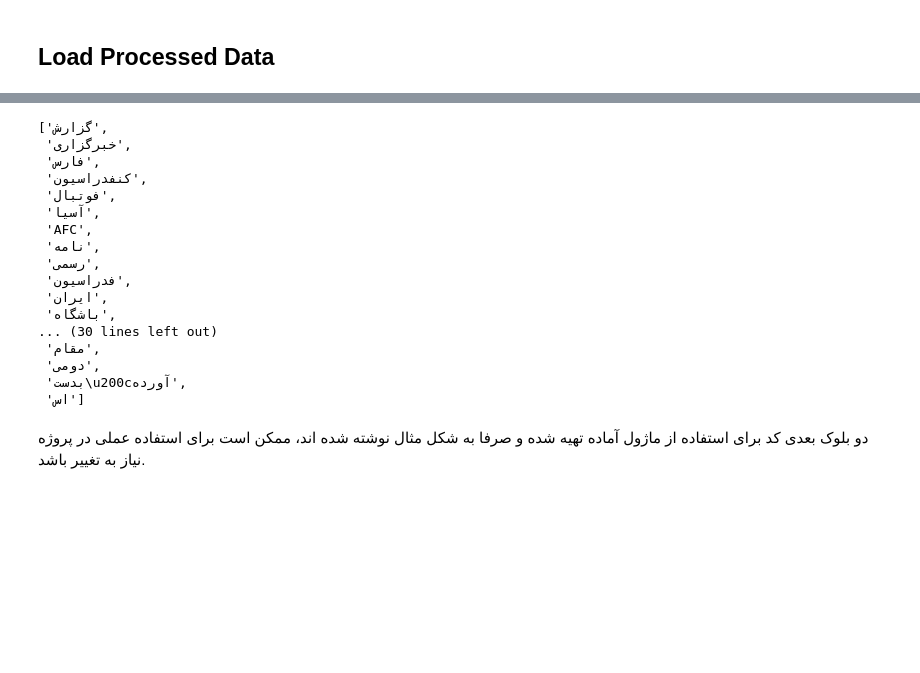
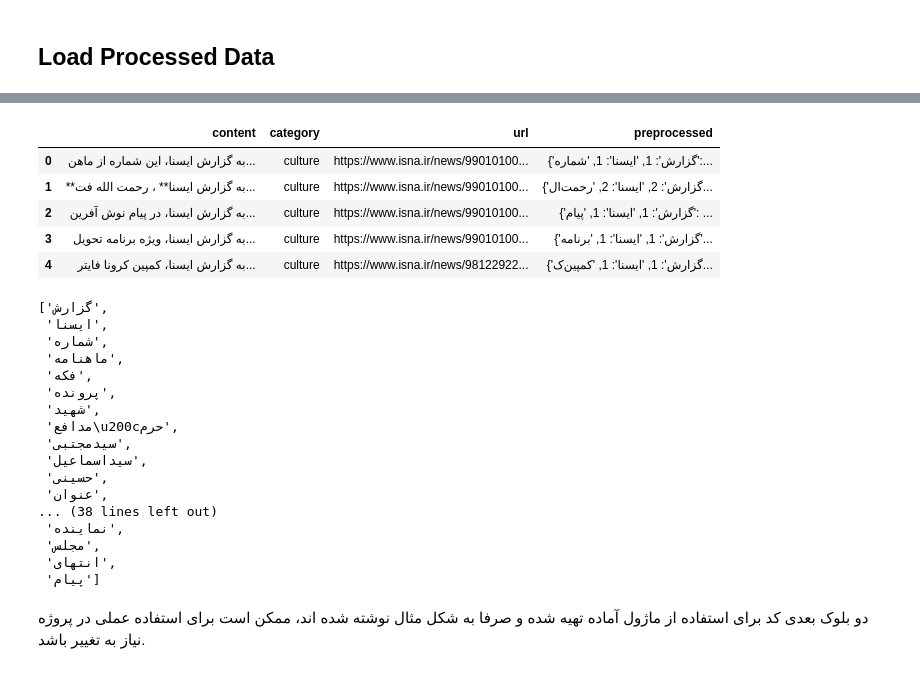
Before and after one commit to ali-moradzade/information-retrieval, a Jupyter notebook: phase03/knn.ipynb, the cells around one changed output, grey strips where cells are left out. Drawn from its saved outputs; the diff is of its cells as text; code cells hidden in the pictures; blank space fills up the shorter version.

```diff
--- a/phase03/knn.ipynb
+++ b/phase03/knn.ipynb
@@ -46 +44,3 @@ df = pd.read_pickle('../results/preprocessed-phase02.pickle')
+# %%
+train_df = pd.read_excel("data-set/IR01_3_test_4k.xlsx")
 # %%
@@ -54,0 +55,2 @@ df.head()
+# %%
+train_df = train_df.drop('Unnamed: 0', axis=1)
@@ -54,0 +136,4 @@ df.head()
+# %%
+%%time
+
+train_df['preprocessed'] = train_df['content'].apply(preprocess)
@@ -55,3 +143,12 @@ df.head()
+# %%
+train_df.head()
+# %% [output]
+|  | content | category | url | preprocessed |
+| 0 | به گزارش ایسنا، این شماره از ماهن... | culture | https://www.isna.ir/news/99010100... | {'گزارش': 1, 'ایسنا': 1, 'شماره':... |
+| 1 | **به گزارش ایسنا** ، رحمت الله فت... | culture | https://www.isna.ir/news/99010100... | {'گزارش': 2, 'ایسنا': 2, 'رحمت‌ال... |
+| 2 | به گزارش ایسنا، در پیام نوش آفرین... | culture | https://www.isna.ir/news/99010100... | {'گزارش': 1, 'ایسنا': 1, 'پیام': ... |
+| 3 | به گزارش ایسنا، ویژه برنامه تحویل... | culture | https://www.isna.ir/news/99010100... | {'گزارش': 1, 'ایسنا': 1, 'برنامه'... |
+| 4 | به گزارش ایسنا، کمپین کرونا فایتر... | culture | https://www.isna.ir/news/98122922... | {'گزارش': 1, 'ایسنا': 1, 'کمپین‌ک... |
 # %%
 def convert_to_list(dictionary):
     result = []
@@ -64,21 +161,21 @@ df['preprocessed'] = df['preprocessed'].apply(convert_to_list)
 # %%
-df['preprocessed'].iloc[0]
+train_df['preprocessed'].iloc[0]
 # %% [output]
 ['گزارش',
- 'خبرگزاری',
- 'فارس',
- 'کنفدراسیون',
- 'فوتبال',
- 'آسیا',
- 'AFC',
- 'نامه',
- 'رسمی',
- 'فدراسیون',
- 'ایران',
- 'باشگاه',
-... (30 lines left out)
- 'مقام',
- 'دومی',
- 'بدست\u200cآورده',
- 'اس']
+ 'ایسنا',
+ 'شماره',
+ 'ماهنامه',
+ 'فکه',
+ 'پرونده',
+ 'شهید',
+ 'مدافع\u200cحرم',
+ 'سیدمجتبی',
+ 'سیداسماعیل',
+ 'حسینی',
+ 'عنوان',
+... (38 lines left out)
+ 'نماینده',
+ 'مجلس',
+ 'انتهای',
+ 'پیام']
 # %%
```
Also changed, not shown: parts of 29 cells of this notebook, 1 other file.
